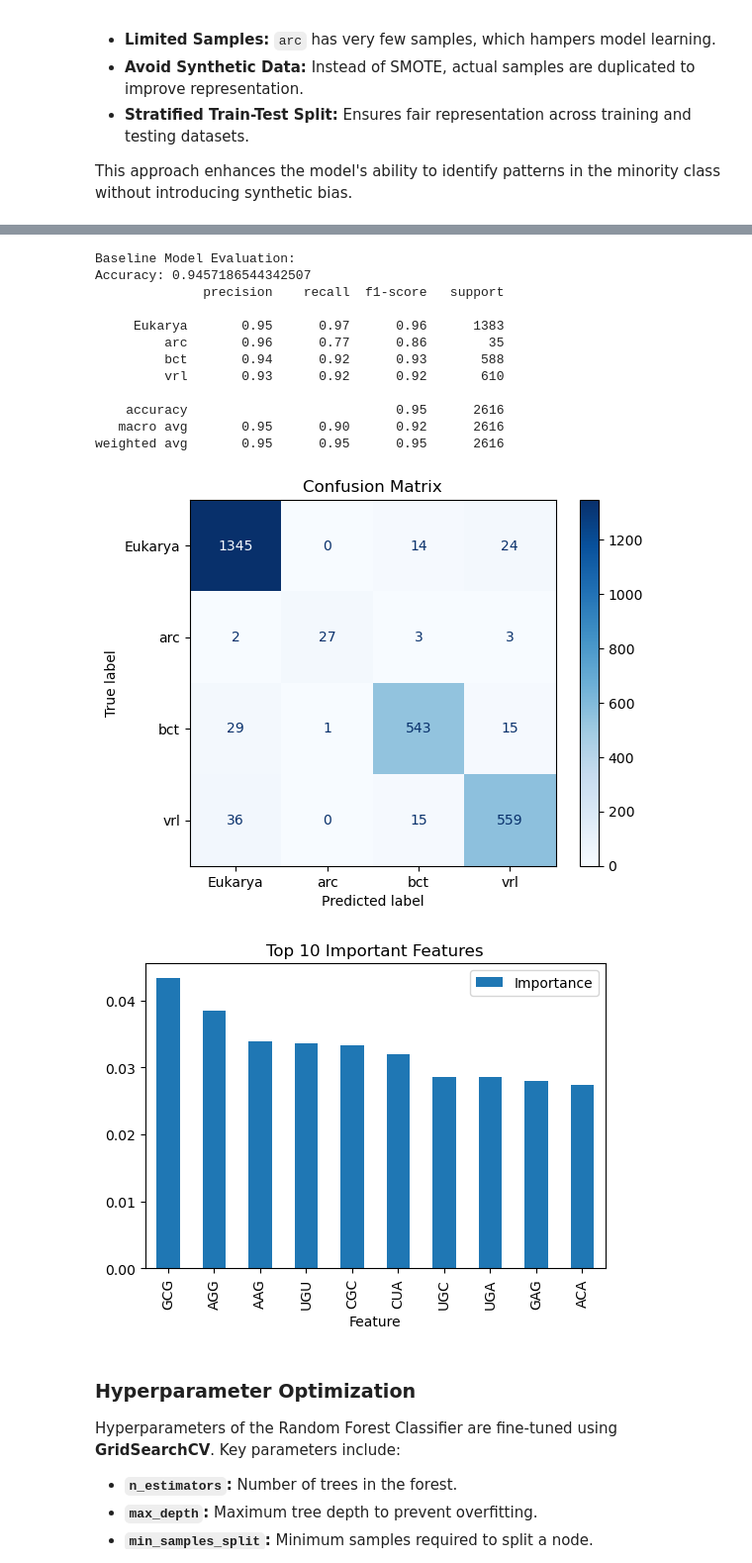
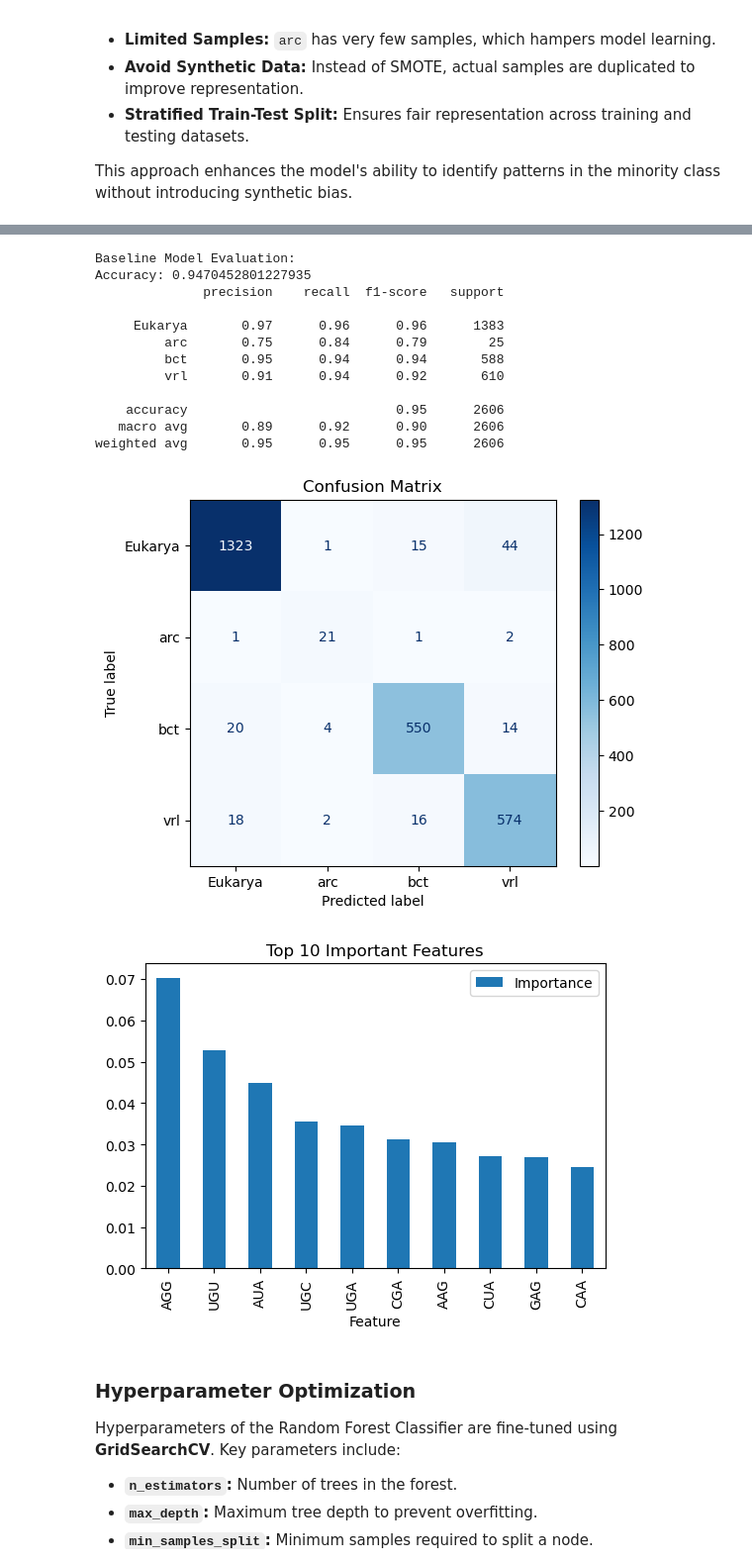
Before and after one commit to Philipp-Tanrek/ML-PR-Project, a Jupyter notebook: Codon_ML.ipynb, the cells around one changed output, grey strips where cells are left out. Shown at 99% size. Cells and saved outputs as stored; diff of their text form; code cells hidden in the pictures.

```diff
--- a/Codon_ML.ipynb
+++ b/Codon_ML.ipynb
@@ -272,8 +295,4 @@ max(df["UUU"])
 # %%
-columns_to_scale = df.select_dtypes(include=['float64', 'int64']).columns
-scaler = MinMaxScaler()
-df[columns_to_scale] = scaler.fit_transform(df[columns_to_scale])
-
 # Group by 'Kingdom' and calculate mean codon usage across numeric columns
 grouped_df = df.groupby('Kingdom').mean()
 
@@ -594,4 +642,22 @@ weighted avg       0.94      0.94      0.94      2616
 # %%
+# Separate features and target
+X = df.drop(columns=['Kingdom'])
+y = df['Kingdom']
+
+
+# Encode target labels
+label_encoder = LabelEncoder()
+y = label_encoder.fit_transform(y)
+
+# Stratified Train-Test Split
+X_train, X_test, y_train, y_test = train_test_split(
+    X,
+    y,
+    test_size=0.2,
+    random_state=42,
+    stratify=y
+)
+
 # Apply SMOTE only on the training set
 smote = SMOTE(sampling_strategy='auto', random_state=42)
 X_train_resampled, y_train_resampled = smote.fit_resample(X_train, y_train)
@@ -610,32 +675,32 @@ Name: count, dtype: int64
 # %%
 # Train a Baseline Random Forest Model
 rf_clf_baseline = RandomForestClassifier(random_state=42)  # Default parameters
-rf_clf_baseline.fit(X_train, y_train)
+rf_clf_baseline.fit(X_train_resampled, y_train_resampled)
 
 # Evaluate the Baseline Model
 print("\nBaseline Model Evaluation:")
 evaluate_model(
     clf=rf_clf_baseline,
     X_test=X_test,
     y_test=y_test,
     label_encoder=label_encoder,
     feature_names=X.columns
 )
 # %% [output]
 Baseline Model Evaluation:
-Accuracy: 0.9457186544342507
+Accuracy: 0.9470452801227935
               precision    recall  f1-score   support
 
-     Eukarya       0.95      0.97      0.96      1383
-         arc       0.96      0.77      0.86        35
-         bct       0.94      0.92      0.93       588
-         vrl       0.93      0.92      0.92       610
+     Eukarya       0.97      0.96      0.96      1383
+         arc       0.75      0.84      0.79        25
+         bct       0.95      0.94      0.94       588
+         vrl       0.91      0.94      0.92       610
 
-    accuracy                           0.95      2616
-   macro avg       0.95      0.90      0.92      2616
-weighted avg       0.95      0.95      0.95      2616
+    accuracy                           0.95      2606
+   macro avg       0.89      0.92      0.90      2606
+weighted avg       0.95      0.95      0.95      2606
-[figure, old version]
+[figure, new version]
-[figure, old version]
+[figure, new version]
 # %% [markdown]
 ### **Hyperparameter Optimization**
 
```
Also changed, not shown: parts of 42 cells of this notebook, 1 other file.
